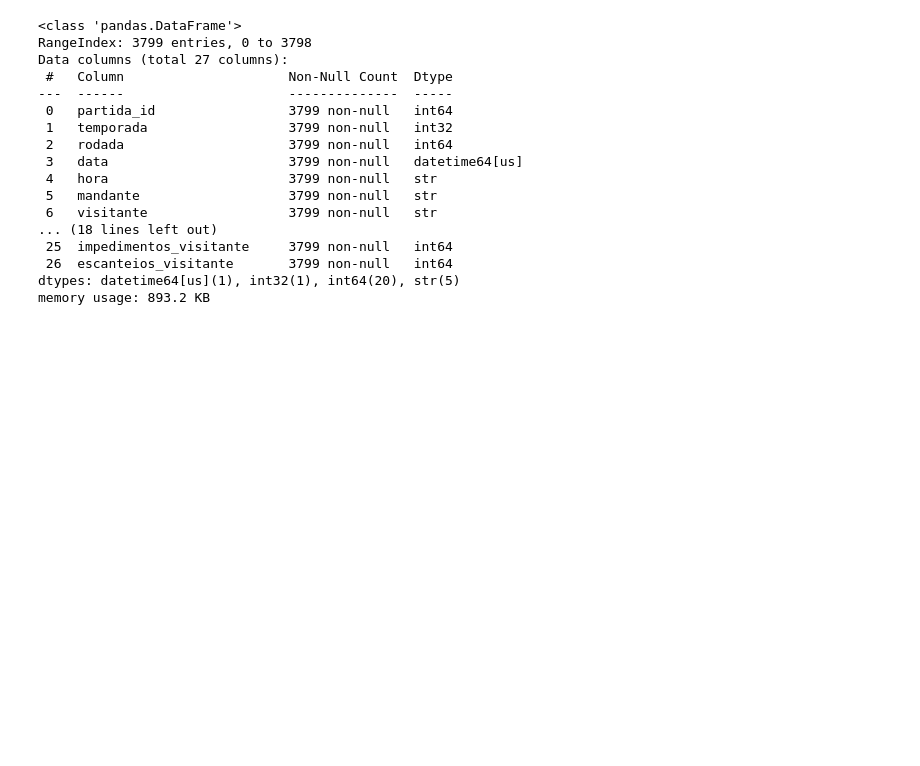
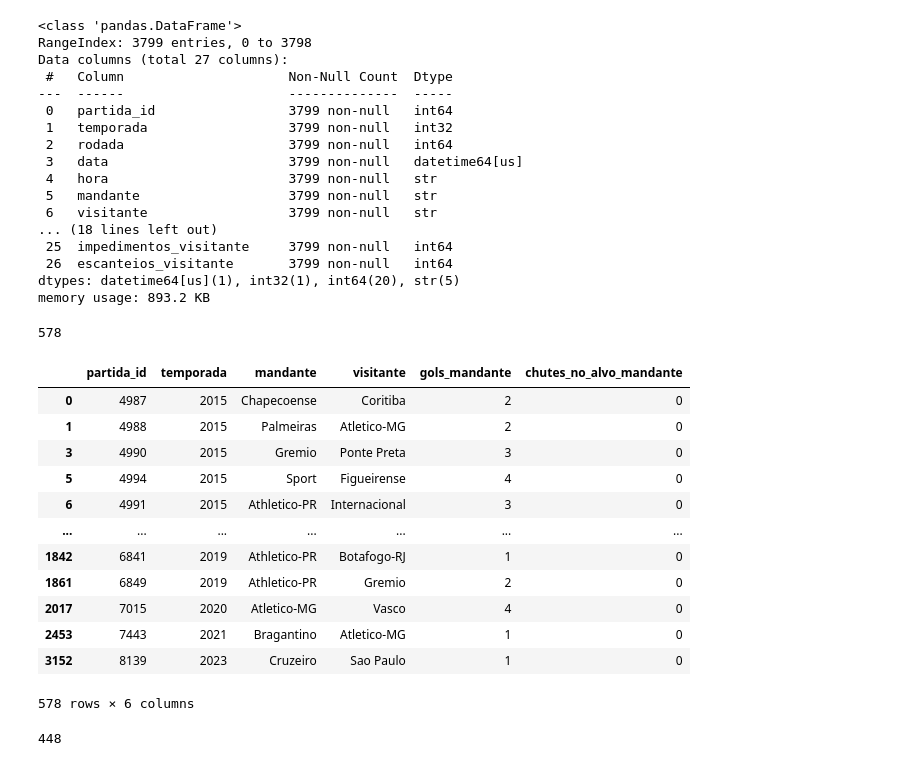
Before and after one commit to GustavoSarquis/Analise-Dataset-Brasileirao, a Jupyter notebook: analise_dados.ipynb, the cells around one changed output. Saved outputs shown, nothing was run; the diff lists cells and outputs as text; code cells hidden in the pictures; blank space fills up the shorter version.

Commit message:
Vendo os chutes no alvo

```diff
--- a/analise_dados.ipynb
+++ b/analise_dados.ipynb
@@ -449,3 +449,25 @@ Data columns (total 27 columns):
  26  escanteios_visitante       3799 non-null   int64
 dtypes: datetime64[us](1), int32(1), int64(20), str(5)
 memory usage: 893.2 KB
+# %%
+problemas_mandante = df_analise[(df_analise["gols_mandante"] > 0) &(df_analise["chutes_no_alvo_mandante"] == 0)]
+# %%
+len(problemas_mandante)
+# %% [output]
+578
+# %%
+problemas_mandante[["partida_id", "temporada","mandante", "visitante","gols_mandante","chutes_no_alvo_mandante"]]
+# %% [output]
+|  | partida_id | temporada | mandante | visitante | gols_mandante | chutes_no_alvo_mandante |
+| 0 | 4987 | 2015 | Chapecoense | Coritiba | 2 | 0 |
+| 1 | 4988 | 2015 | Palmeiras | Atletico-MG | 2 | 0 |
+| 3 | 4990 | 2015 | Gremio | Ponte Preta | 3 | 0 |
+| 5 | 4994 | 2015 | Sport | Figueirense | 4 | 0 |
+| 6 | 4991 | 2015 | Athletico-PR | Internacional | 3 | 0 |
+| ... | ... | ... | ... | ... | ... | ... |
+| 1842 | 6841 | 2019 | Athletico-PR | Botafogo-RJ | 1 | 0 |
+| 1861 | 6849 | 2019 | Athletico-PR | Gremio | 2 | 0 |
+| 2017 | 7015 | 2020 | Atletico-MG | Vasco | 4 | 0 |
+| 2453 | 7443 | 2021 | Bragantino | Atletico-MG | 1 | 0 |
+| 3152 | 8139 | 2023 | Cruzeiro | Sao Paulo | 1 | 0 |
+578 rows × 6 columns
@@ -451,0 +476,4 @@ memory usage: 893.2 KB
+# %%
+len(problemas_visitante)
+# %% [output]
+448
```
Also changed, not shown: parts of 3 cells of this notebook.
